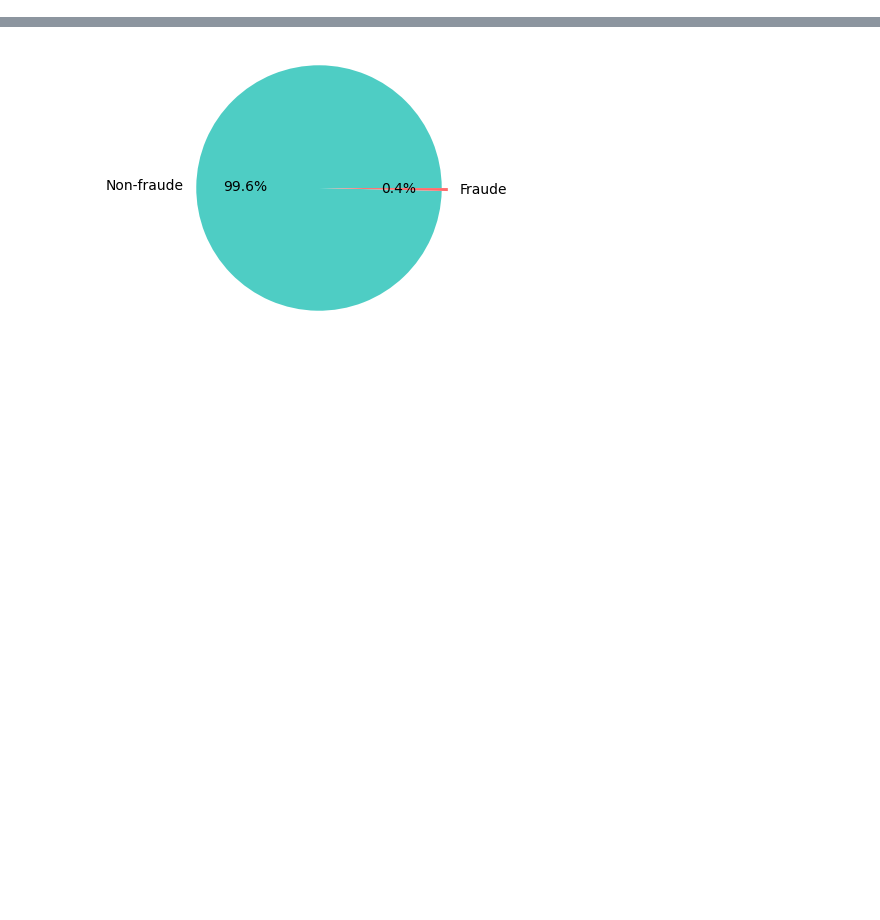
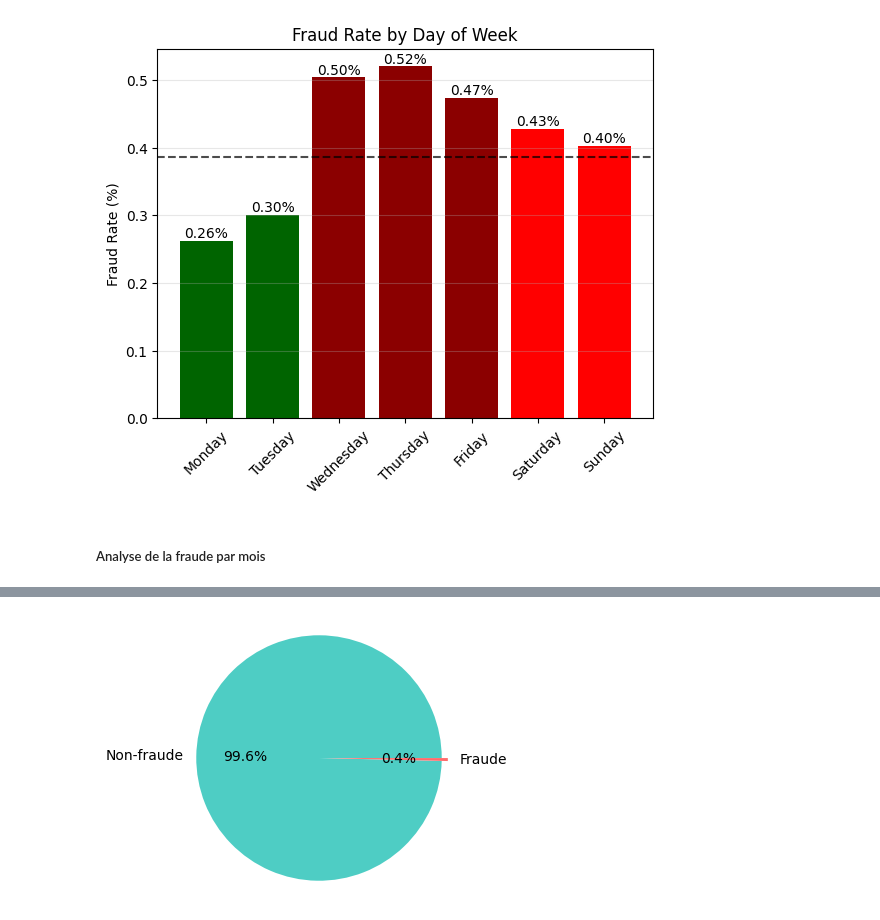
Before and after one commit to Aurelie-R/bloc4-cicd, a Jupyter notebook: dataexplore.ipynb, the cells around one changed output, grey strips where cells are left out. Cells and saved outputs as stored; diff of their text form; code cells hidden in the pictures; blank space fills up the shorter version.

```diff
--- a/dataexplore.ipynb
+++ b/dataexplore.ipynb
@@ -120,0 +173,25 @@ Basics statistics:
+# %%
+# Analyzing fraud by day of week
+#Tidy up the days of the week
+days_order = ['Monday', 'Tuesday', 'Wednesday', 'Thursday', 'Friday', 'Saturday', 'Sunday']
+
+#Create new columns to understand the distribution of data according to the days of the week
+day_names, day_totals, day_fraud, day_fraud_rates, day_avg_fraud = [], [], [], [], []
+
+print("Day-by-day performance analysis:")
+print("Day        | Total   |   Fraud | Fraud Rate| Avg Fraud")
+
+for day in days_order:
+    day_data = df_prep[df_prep['trans_dayofweek'] == day]
+    total = len(day_data)
+    fraud = len(day_data[day_data['is_fraud'] == 1])
+    fraud_rate = (fraud / total * 100) if total > 0 else 0
+    avg_fraud = df_prep['is_fraud'].mean()*100
+
+    day_names.append(day)
+    day_totals.append(total)
+    day_fraud.append(fraud)
+    day_fraud_rates.append(fraud_rate)
+    day_avg_fraud.append(avg_fraud)
+
+    print(f"{day:10} | {total:7} | {fraud:7} | {fraud_rate:8.2f}% | {avg_fraud:6.2f}%")
@@ -120,0 +208,21 @@ Basics statistics:
+# %%
+# Fraud Rate by Day of Week graph
+
+plt.figure()
+day_colors = ['darkred' if rate > avg_fraud + 0.05 else 'red' if rate > avg_fraud
+              else 'darkgreen' if rate < avg_fraud - 0.05 else 'green'
+              for rate in day_fraud_rates]
+
+plt.bar(day_names, day_fraud_rates, color=day_colors)
+plt.title('Fraud Rate by Day of Week')
+plt.ylabel('Fraud Rate (%)')
+plt.axhline(y=avg_fraud, color='black', linestyle='--', alpha=0.7)
+plt.grid(True, axis='y', alpha=0.3)
+plt.xticks(rotation=45)
+for i, rate in enumerate(day_fraud_rates):
+    plt.text(i, rate +0.005, f'{rate:.2f}%', ha='center')
+plt.show()
+# %% [output]
+[figure, added]
+# %% [markdown]
+##### Analyse de la fraude par mois
```
Also changed, not shown: parts of 79 cells of this notebook.
